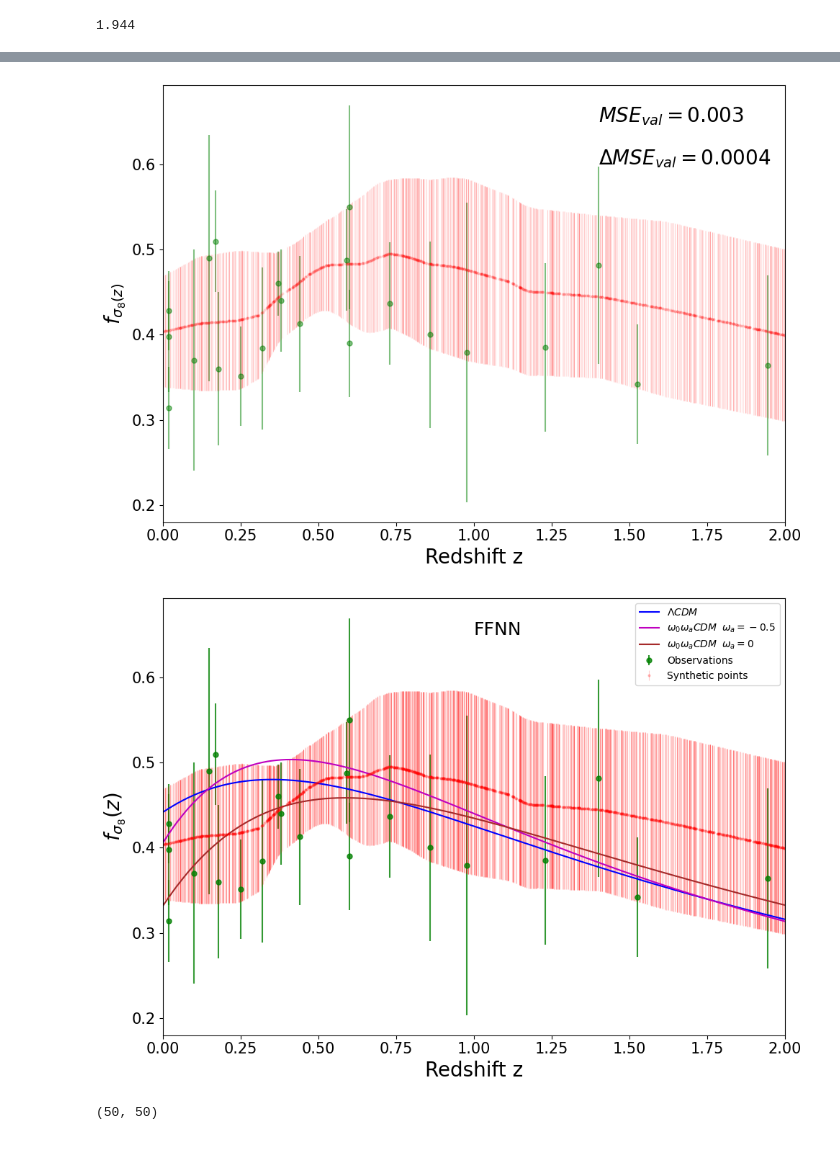
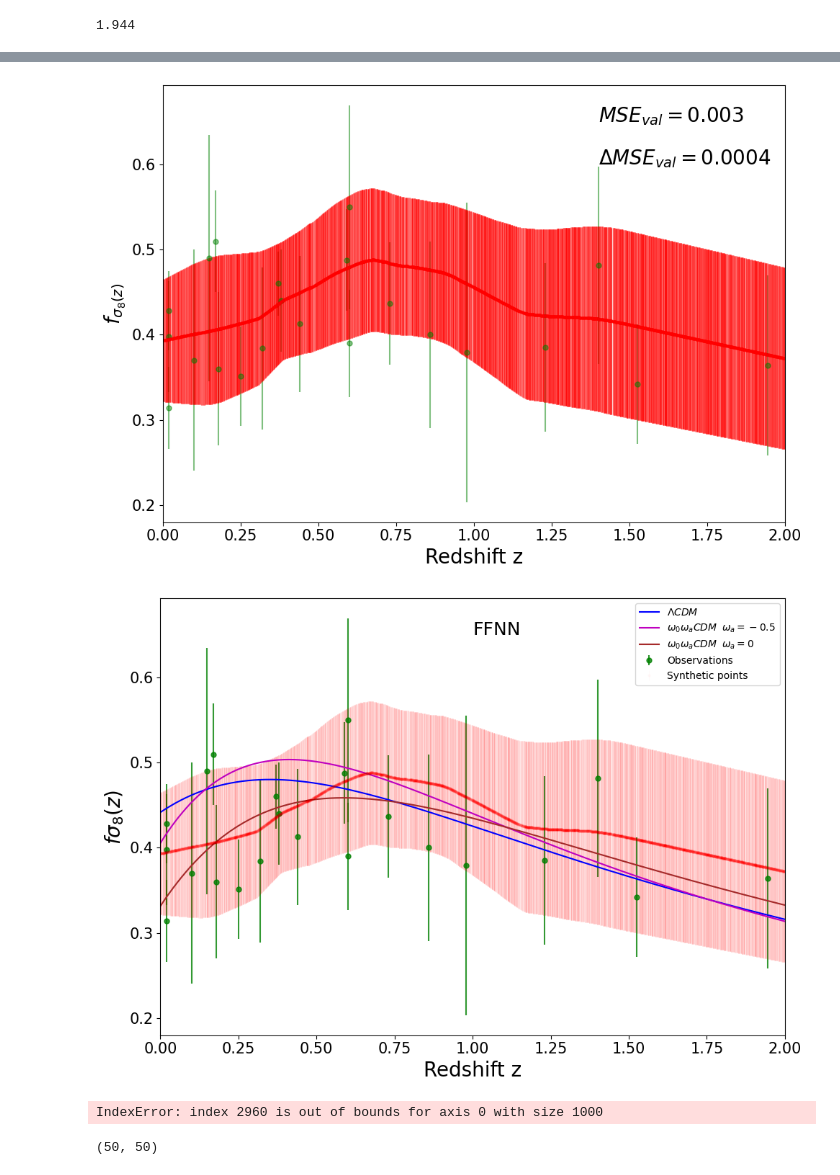
Before and after one commit to igomezv/neuralCosmoReconstruction, a Jupyter notebook: notebooks/ANN fs8.ipynb, the cells around one changed output, grey strips where cells are left out. Saved outputs shown, nothing was run; the diff lists cells and outputs as text; code cells hidden in the pictures.

Commit message:
fix plots fs8 and hz

```diff
--- a/notebooks/ANN fs8.ipynb
+++ b/notebooks/ANN fs8.ipynb
@@ -217,7 +217,7 @@ array([[0.46220627, 0.04968299],
 zor = scalerz.inverse_transform(z.reshape(-1,1))
 # yor = scalery.inverse_transform(y)
 # %%
-ranz = np.random.uniform(0, 2, size=1000)
+ranz = np.random.uniform(0, 2, size=10000)
 r = scalerz.transform(ranz.reshape(-1, 1))
 pred_random = neural_model.predict(r)
 rr = scalerz.inverse_transform(r.reshape(-1,1))
@@ -242,7 +242,7 @@ plt.tight_layout()
 # plt.legend()
 plt.savefig("synthetic_fs8_1000.png")
 # %% [output]
-[figure, old version]
+[figure, new version]
 # %%
 from functools import partial
 # Cosmological constants
@@ -321,29 +321,29 @@ fowacdm3 = np.array(fowacdm3)
 # %%
 plt.figure(figsize=(10, 7), dpi=100)
 
 z = np.linspace(0, 2, 1000)
 
 plt.errorbar(zor, y[:,0], y[:,1], fmt='g.', markersize=10, label='Observations', alpha=0.8)
 plt.errorbar(rr, pred_random[:,0], pred_random[:,1], label='Synthetic points',
              markersize=2, fmt='o',
-             ecolor='red', capthick=2, elinewidth=0.8, alpha=0.2, c='r',)
+             ecolor='red', capthick=2, elinewidth=0.8, alpha=0.02, c='r',)
 
 plt.plot(z, flcdm, label='$\Lambda CDM$', c='b')
 # plt.plot(z, fowacdm1, label='$\omega_0\omega_aCDM \;\; \omega_a=0.5$', c='m')
 plt.plot(z, fowacdm2, label='$\omega_0\omega_aCDM \;\; \omega_a=-0.5$', c='m')
 plt.plot(z, fowacdm3, label='$\omega_0\omega_aCDM \;\; \omega_a=0$', c='brown')
 plt.text(1,0.65,'FFNN', fontsize=18)
 plt.xlim(0, 2)
 plt.xlabel("Redshift z", fontsize=20)
 plt.xticks(fontsize=15)
 plt.yticks(fontsize=15)
-plt.ylabel("$f_{\sigma_8}(z)$", fontsize=20)
+plt.ylabel("$f\sigma_8(z)$", fontsize=20)
 plt.tight_layout()
 plt.legend()
 
 plt.savefig("Syntheticfs8.png",dpi=100)
 # %% [output]
-[figure, old version]
+[figure, new version]
 # %%
 # pred_random.shape, r.shape
 # %%
@@ -353,6 +353,8 @@ randomselection = np.random.randint(0,1000,50)
 rr_reduced = rr[randomselection,:]
 # predy_reduced = predy[randomselection,:]
 predy_reduced = pred_random[randomselection,:]
+# %% [output]
+IndexError: index 2960 is out of bounds for axis 0 with size 1000
 # %%
 mookHz = np.concatenate((rr_reduced.reshape(-1,1), predy_reduced), axis=1)
 
```
Also changed, not shown: parts of 6 cells of this notebook.
